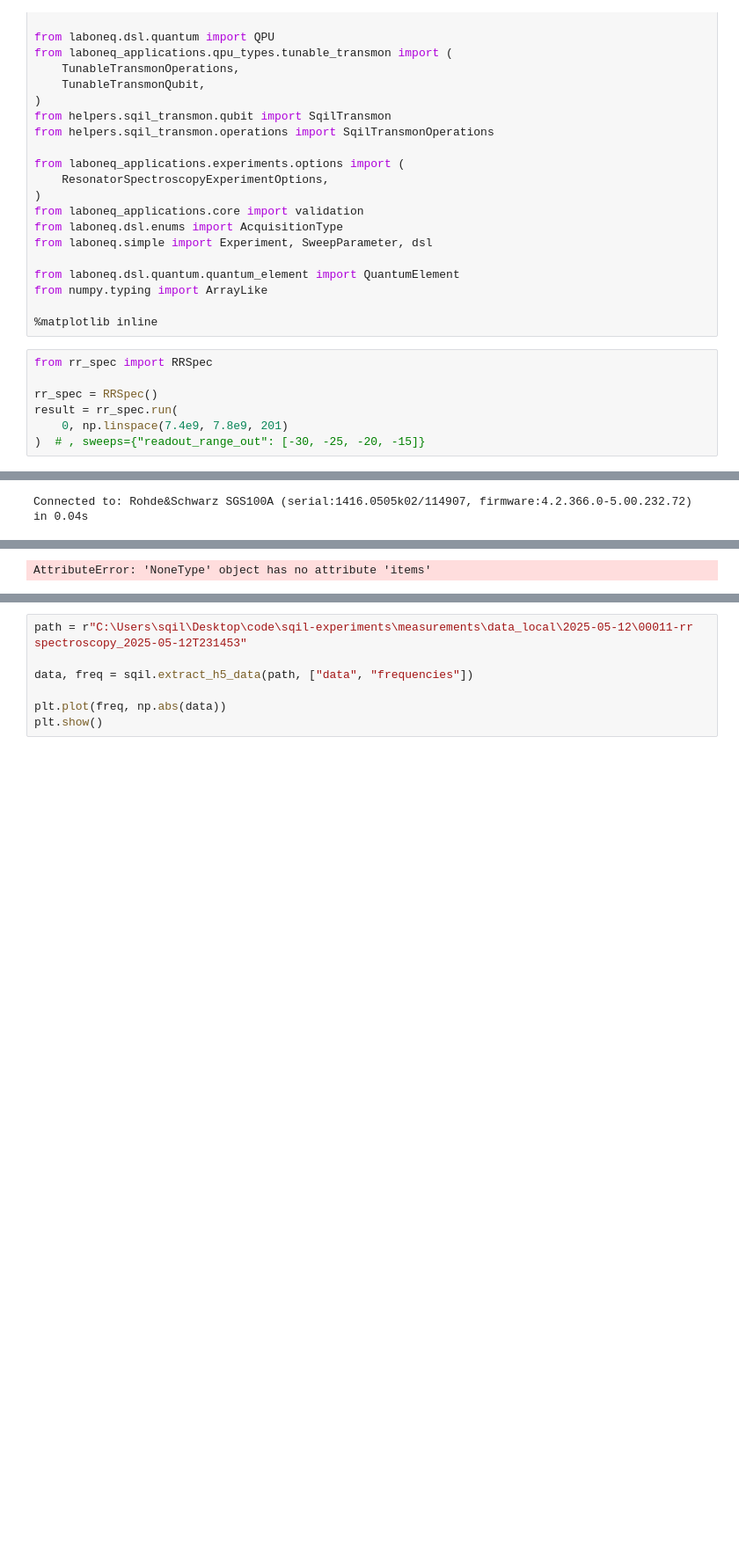
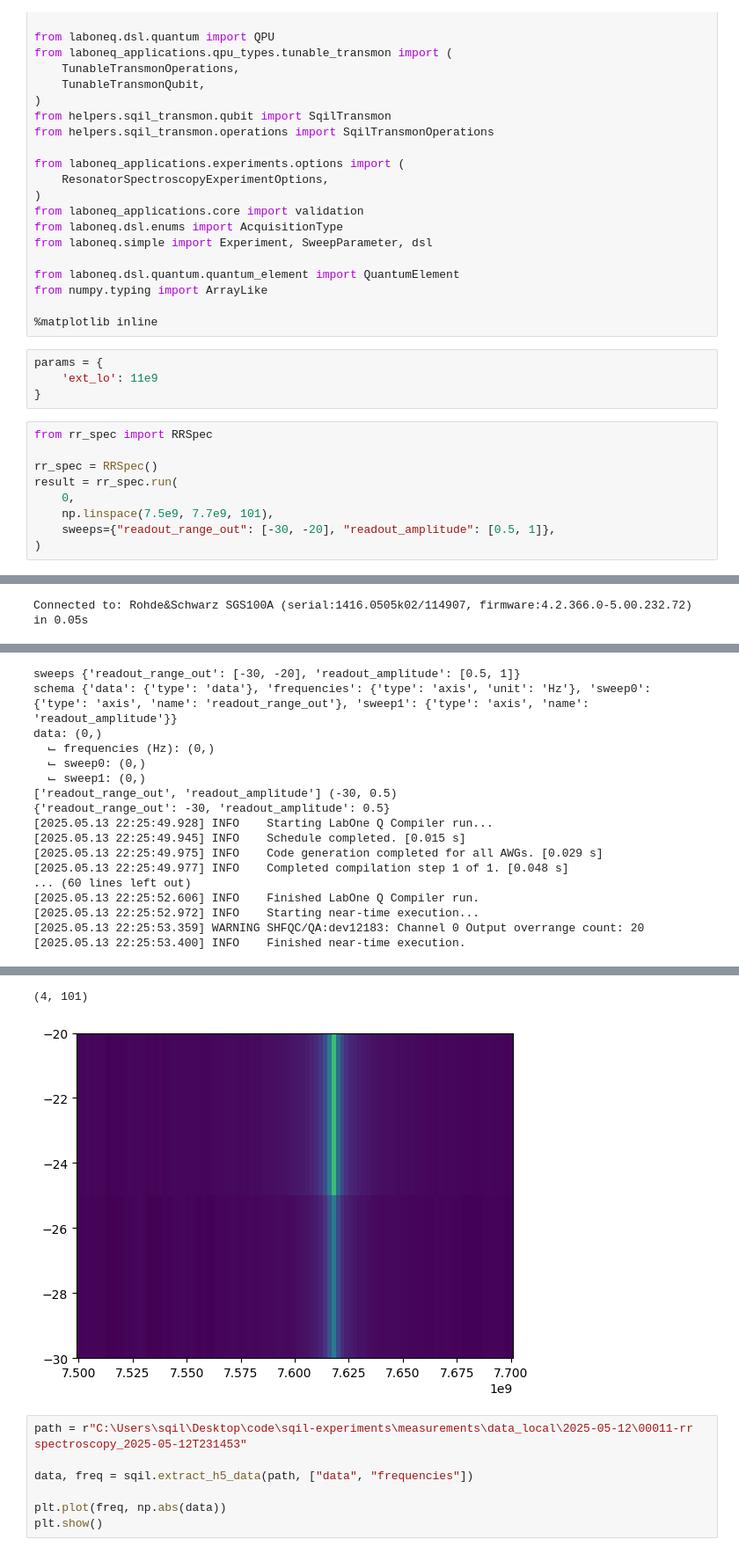
Before and after one commit to SQIL-EPFL/sqil-experiments, a Jupyter notebook: measurements/measure.ipynb, the cells around one changed output, grey strips where cells are left out. Shown at 88% size. Cells and saved outputs as stored; diff of their text form; blank space fills up the shorter version.

Commit message:
allow multiple sweeps

```diff
--- a/measurements/measure.ipynb
+++ b/measurements/measure.ipynb
@@ -22,11 +22,17 @@ from laboneq.dsl.quantum.quantum_element import QuantumElement
 from numpy.typing import ArrayLike
 
 %matplotlib inline
+# %%
+params = {
+    'ext_lo': 11e9
+}
 # %%
 from rr_spec import RRSpec
 
 rr_spec = RRSpec()
 result = rr_spec.run(
-    0, np.linspace(7.4e9, 7.8e9, 201)
-)  # , sweeps={"readout_range_out": [-30, -25, -20, -15]}
+    0,
+    np.linspace(7.5e9, 7.7e9, 101),
+    sweeps={"readout_range_out": [-30, -20], "readout_amplitude": [0.5, 1]},
+)
 # %% [output]
@@ -34 +40 @@ result = rr_spec.run(
-Connected to: Rohde&Schwarz SGS100A (serial:1416.0505k02/114907, firmware:4.2.366.0-5.00.232.72) in 0.04s
+Connected to: Rohde&Schwarz SGS100A (serial:1416.0505k02/114907, firmware:4.2.366.0-5.00.232.72) in 0.05s
@@ -45 +51,17 @@ Connected to: Rohde&Schwarz SGS100A (serial:1416.0505k02/114907, firmware:4.2.36
-AttributeError: 'NoneType' object has no attribute 'items'
+sweeps {'readout_range_out': [-30, -20], 'readout_amplitude': [0.5, 1]}
+schema {'data': {'type': 'data'}, 'frequencies': {'type': 'axis', 'unit': 'Hz'}, 'sweep0': {'type': 'axis', 'name': 'readout_range_out'}, 'sweep1': {'type': 'axis', 'name': 'readout_amplitude'}}
+data: (0,)
+  ⌙ frequencies (Hz): (0,)
+  ⌙ sweep0: (0,)
+  ⌙ sweep1: (0,)
+['readout_range_out', 'readout_amplitude'] (-30, 0.5)
+{'readout_range_out': -30, 'readout_amplitude': 0.5}
+[2025.05.13 22:25:49.928] INFO    Starting LabOne Q Compiler run...
+[2025.05.13 22:25:49.945] INFO    Schedule completed. [0.015 s]
+[2025.05.13 22:25:49.975] INFO    Code generation completed for all AWGs. [0.029 s]
+[2025.05.13 22:25:49.977] INFO    Completed compilation step 1 of 1. [0.048 s]
+... (60 lines left out)
+[2025.05.13 22:25:52.606] INFO    Finished LabOne Q Compiler run.
+[2025.05.13 22:25:52.972] INFO    Starting near-time execution...
+[2025.05.13 22:25:53.359] WARNING SHFQC/QA:dev12183: Channel 0 Output overrange count: 20
+[2025.05.13 22:25:53.400] INFO    Finished near-time execution.
@@ -46,3 +69,5 @@ AttributeError: 'NoneType' object has no attribute 'items'
+(4, 101)
+[figure, added]
 # %%
 path = r"C:\Users\sqil\Desktop\code\sqil-experiments\measurements\data_local\2025-05-12\00011-rr spectroscopy_2025-05-12T231453"
 
```
Also changed, not shown: parts of 2 cells of this notebook, 1 other file.
